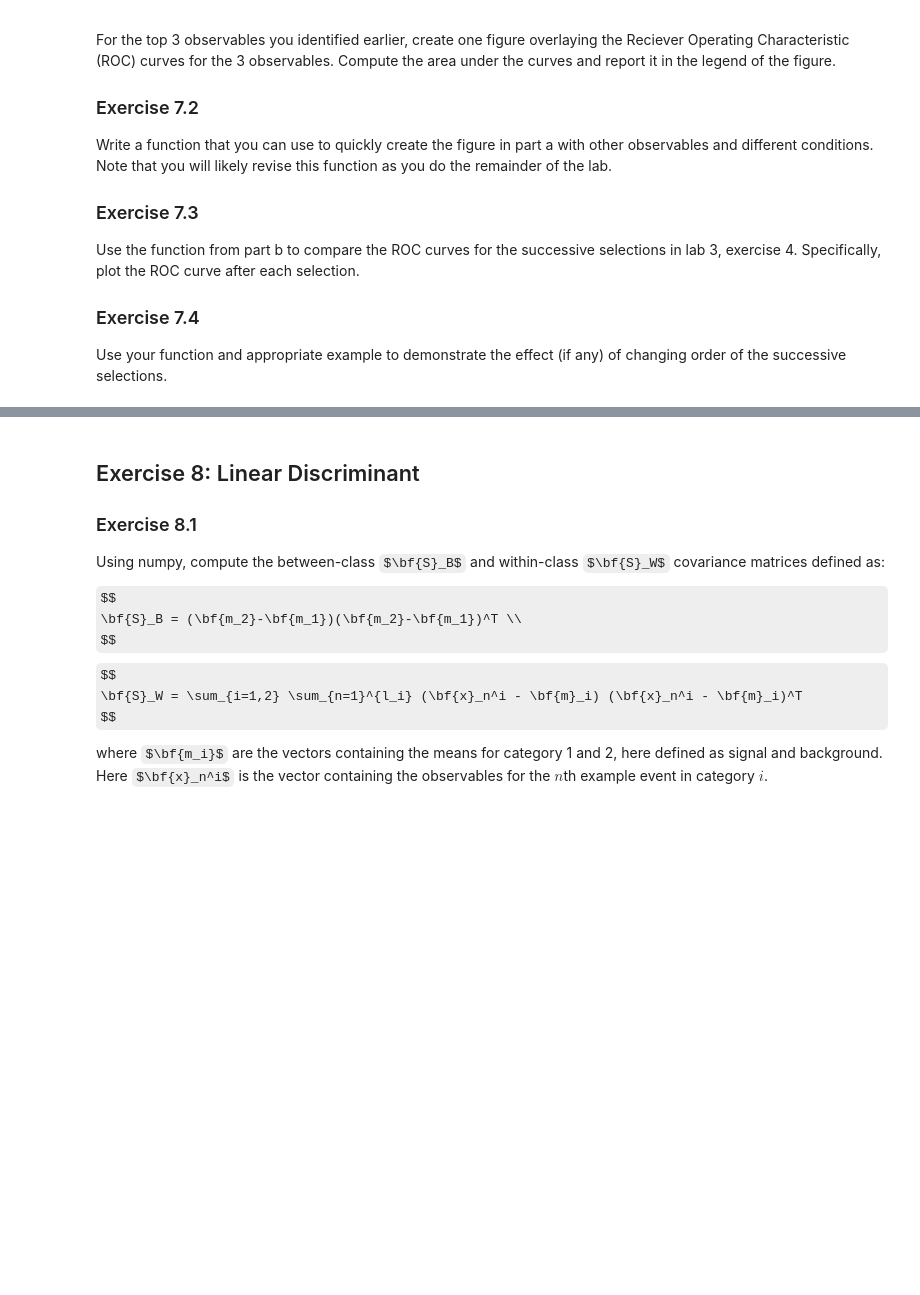
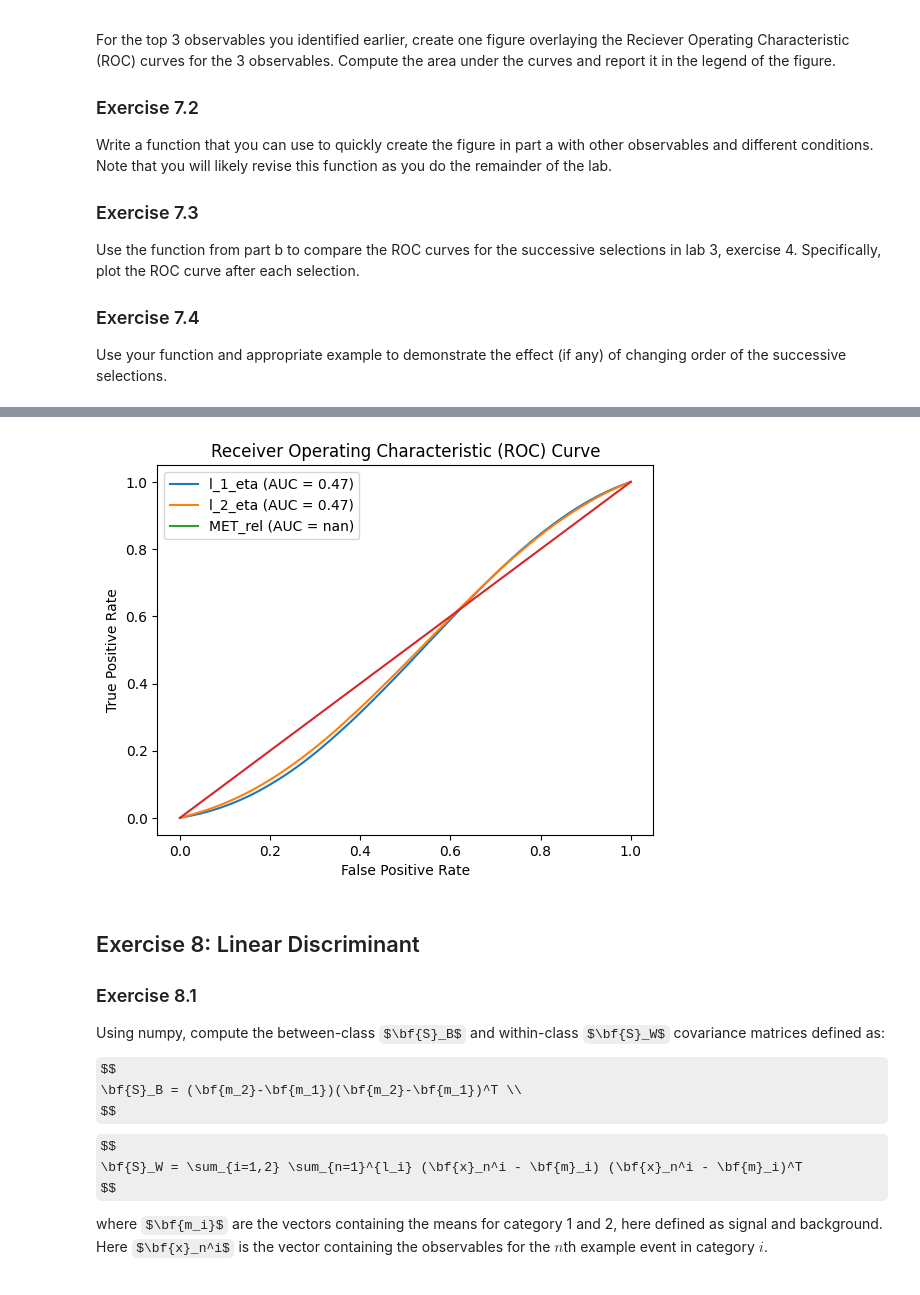
Before and after one commit to rcghpge/DATA3402.Spring.2024, a Jupyter notebook: Labs/Lab.7/Lab.7.ipynb, the cells around one changed output, grey strips where cells are left out. Saved outputs shown, nothing was run; the diff lists cells and outputs as text; code cells hidden in the pictures; some formulas as TeX source; blank space fills up the shorter version.

```diff
--- a/Labs/Lab.7/Lab.7.ipynb
+++ b/Labs/Lab.7/Lab.7.ipynb
@@ -1021,0 +1028,45 @@ plt.plot([0,1],[0,1])
+# %%
+# Exercise 7.2
+import numpy as np
+import matplotlib.pyplot as plt
+
+def plot_roc_curves(df_sig, df_bkg, observable_names, selections=None, bins=100):
+    # Create a plot
+    plt.figure()
+
+    # Iterate over observable names
+    for obs_name in observable_names:
+        # Apply selections if provided
+        if selections and obs_name in selections:
+            selection = selections[obs_name]
+            df_sig_selected = df_sig[df_sig[obs_name] > selection['cut']]
+            df_bkg_selected = df_bkg[df_bkg[obs_name] > selection['cut']]
+        else:
+            df_sig_selected = df_sig
+            df_bkg_selected = df_bkg
+
+        # Compute TPR and FPR
+        TPR, bins = compute_rate(df_sig_selected[obs_name], bins=bins)
+        FPR, bins = compute_rate(df_bkg_selected[obs_name], bins=bins)
+
+        # Plot ROC curve
+        plt.plot(FPR, TPR, label=f'{obs_name} (AUC = {AUC(TPR, FPR):.2f})')
+
+    # Plot the diagonal line (random classifier)
+    plt.plot([0, 1], [0, 1])
+
+    # Add labels and legend
+    plt.title("Receiver Operating Characteristic (ROC) Curve")
+    plt.xlabel("False Positive Rate")
+    plt.ylabel("True Positive Rate")
+    plt.legend()
+
+    # Show the plot
+    plt.show()
+# %%
+# Example usage:
+observable_names = ['l_1_eta', 'l_2_eta', 'MET_rel']
+selections = {'l_1_eta': {'cut': -1.59838}, 'l_2_eta': {'cut': -1.68859}, 'MET_rel': {'cut': 2.33864}}
+plot_roc_curves(df_sig, df_bkg, observable_names, selections)
+# %% [output]
+[figure, added]
```
Also changed, not shown: parts of 3 cells of this notebook.
